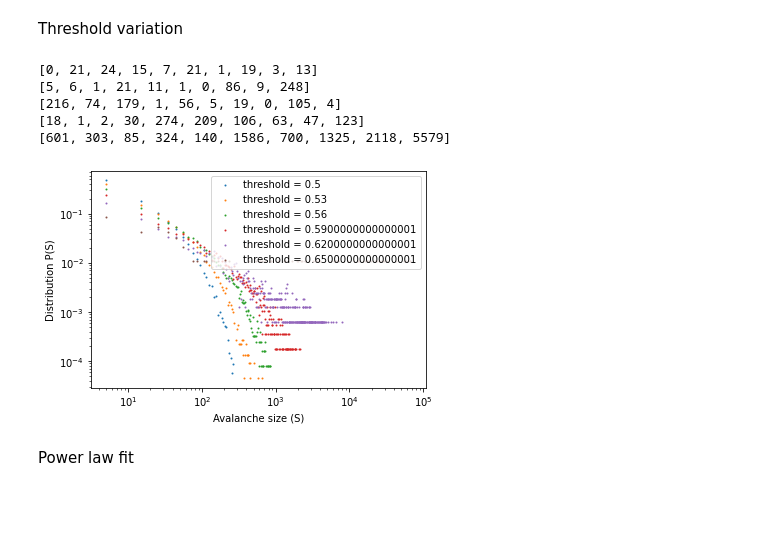
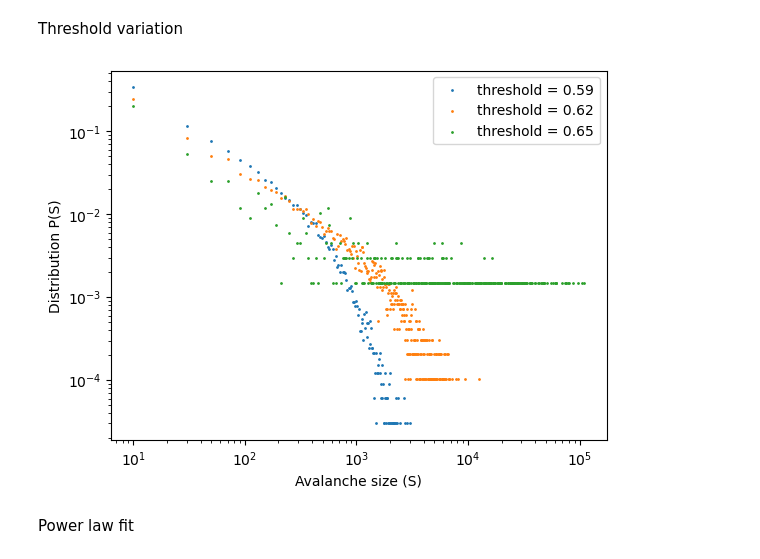
Before and after one commit to elizllaw/CSS_group0, a Jupyter notebook: leon.ipynb, the cells around one changed output. Saved outputs shown, nothing was run; the diff lists cells and outputs as text; code cells hidden in the pictures; blank space fills up the shorter version.

```diff
--- a/leon.ipynb
+++ b/leon.ipynb
@@ -95,18 +122,21 @@ def bak_sneppen_1D(n_iterations, skip_iterations, n_species, threshold=0.65, loc
 # %%
 # Run the Bak-Sneppen simulation
-n_iterations = 10000000
-skip_iterations = 200000
+n_iterations = 40000
+skip_iterations = 20000
 local_segment = [10,20]
-n_species = 1000
+n_species = 50
 avalanche_sizes_local = [0,0]
 animation_list = []
 threshold = 0.65
+animate = True
 
 counter = 0
 while sum(x != 0 for x in avalanche_sizes_local) < 1:
     counter += 1
     print(f'{counter}, {sum(x != 0 for x in avalanche_sizes_local)}', end='\r')
-    min_fitness, fitness_history, avalanche_sizes_global, avalanche_sizes_local, avalanche_activity_global, avalanche_activity_local, animation_list = bak_sneppen_1D(n_iterations, skip_iterations, n_species, threshold, local_segment)
+    min_fitness, fitness_history, avalanche_sizes_global, avalanche_sizes_local, avalanche_activity_global, avalanche_activity_local, animation_avalanche, animation_buffer_front, animation_buffer_after = bak_sneppen_1D(n_iterations, skip_iterations, n_species, threshold, local_segment, animate)
+
+animation_list = animation_buffer_front + animation_avalanche + animation_buffer_after
 # %% [output]
 1, 0
 # %%
@@ -403,9 +465,9 @@ plt.show()
 Threshold variation
 # %%
 # run simulation for different system sizes to compare
-thresholds = [x for x in np.arange(0.5, 0.65, 0.03)]
-system_size = 512
-n_iterations = 1000000
+thresholds = [x for x in np.arange(0.59, 0.65, 0.03)]
+system_size = 265
+n_iterations = 5000000
 skip_iterations = 200000
 local_segment = [0,1]
 
@@ -415,14 +477,8 @@ avalanche_sizes_list = []
 for threshold in thresholds:
     min_fitness, fitness_history, avalanche_sizes_global, avalanche_sizes_local, avalanche_activity_global, avalanche_activity_local, _ = bak_sneppen_1D(n_iterations, skip_iterations, system_size, threshold, local_segment)
     avalanche_sizes_list.append(list(avalanche_sizes_global))
-# %% [output]
-[0, 21, 24, 15, 7, 21, 1, 19, 3, 13]
-[5, 6, 1, 21, 11, 1, 0, 86, 9, 248]
-[216, 74, 179, 1, 56, 5, 19, 0, 105, 4]
-[18, 1, 2, 30, 274, 209, 106, 63, 47, 123]
-[601, 303, 85, 324, 140, 1586, 700, 1325, 2118, 5579]
 # %%
-thresholds = [x for x in np.arange(0.50, 0.65, 0.03)]
+thresholds = [x for x in np.arange(0.59, 0.65, 0.03)]
 
 # for i in range(len(avalanche_sizes_list)):
 #     # bins of avalanche sizes
@@ -454,7 +510,7 @@ thresholds = [x for x in np.arange(0.50, 0.65, 0.03)]
 # plt.show()
 
 # normalized version
-bin_size = 10
+bin_size = 20
 for i in range(len(avalanche_sizes_list)):
     # bins of avalanche sizes
     bins = [x for x in np.arange(0, np.max(avalanche_sizes_list[i]), bin_size)]
@@ -462,34 +518,34 @@ for i in range(len(avalanche_sizes_list)):
     avalanche_size_distribution, _ = np.histogram(avalanche_sizes_list[i], bins)
 
     # normalize (frequency => probability)
     total_avalanches = len(avalanche_sizes_list[i])
     avalanche_distribution = []
     for avalanche in avalanche_size_distribution:
         avalanche_distribution.append(avalanche/total_avalanches)
 
     # remove bins were value is zero
     avalanche_size_distribution_plot = []
     bins_plot = []
     for j in range(len(avalanche_distribution)):
         if avalanche_distribution[j] != 0:
             avalanche_size_distribution_plot.append(avalanche_distribution[j])
             bins_plot.append(all_bins[j])
 
 
     # print(avalanche_size_distribution_plot)
     # print(bins_plot)
     # print(len(avalanche_sizes_global))
 
 
     plt.scatter(bins_plot, avalanche_size_distribution_plot, label=f'threshold = {thresholds[i]}', s=1)
     plt.xlabel('Avalanche size (S)')
     plt.ylabel('Distribution P(S)')
     plt.xscale('log')
     plt.yscale('log')
 plt.legend()
 plt.show()
 # %% [output]
-[figure, old version]
+[figure, new version]
 # %% [markdown]
 Power law fit
 # %%
```
Also changed, not shown: parts of 11 cells of this notebook.
